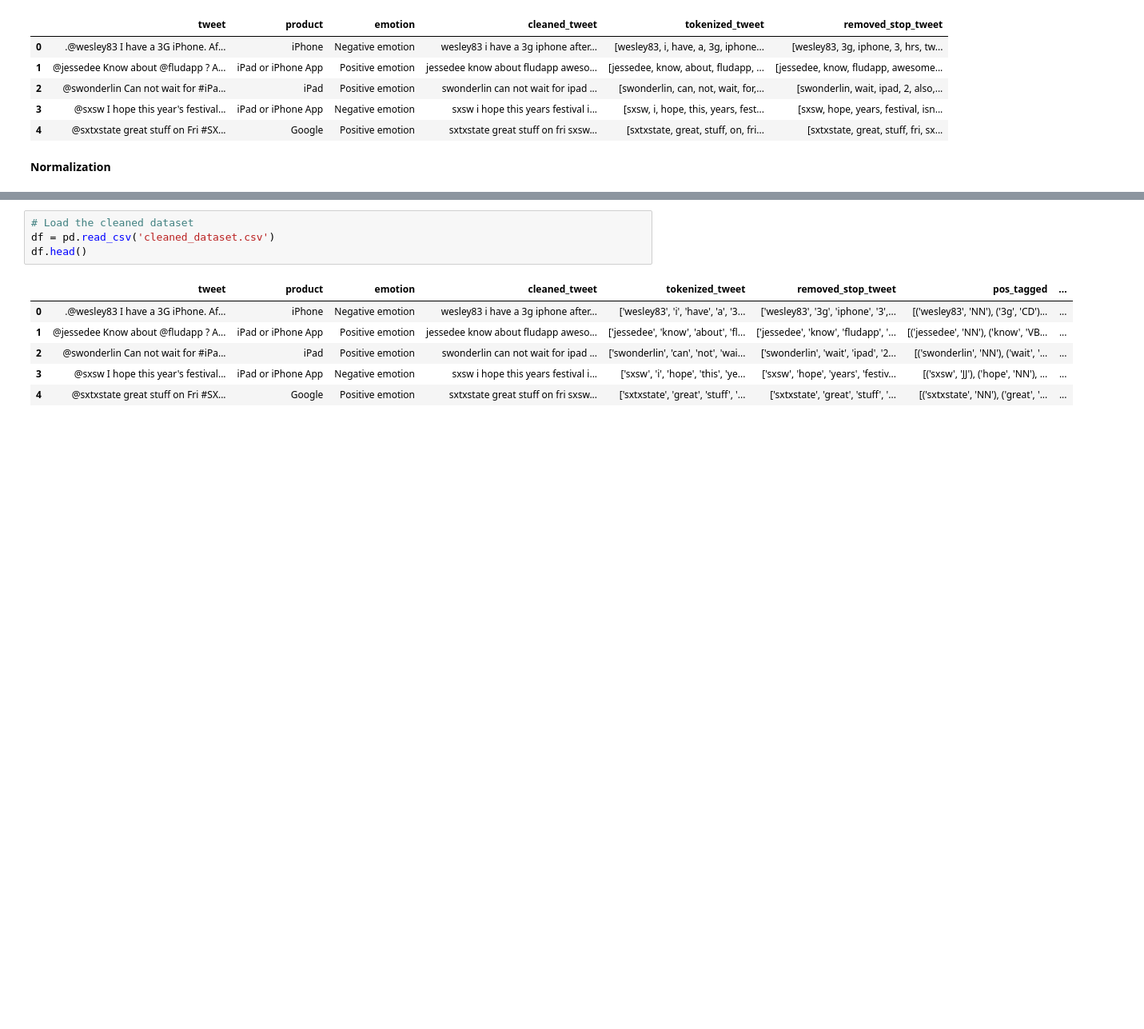
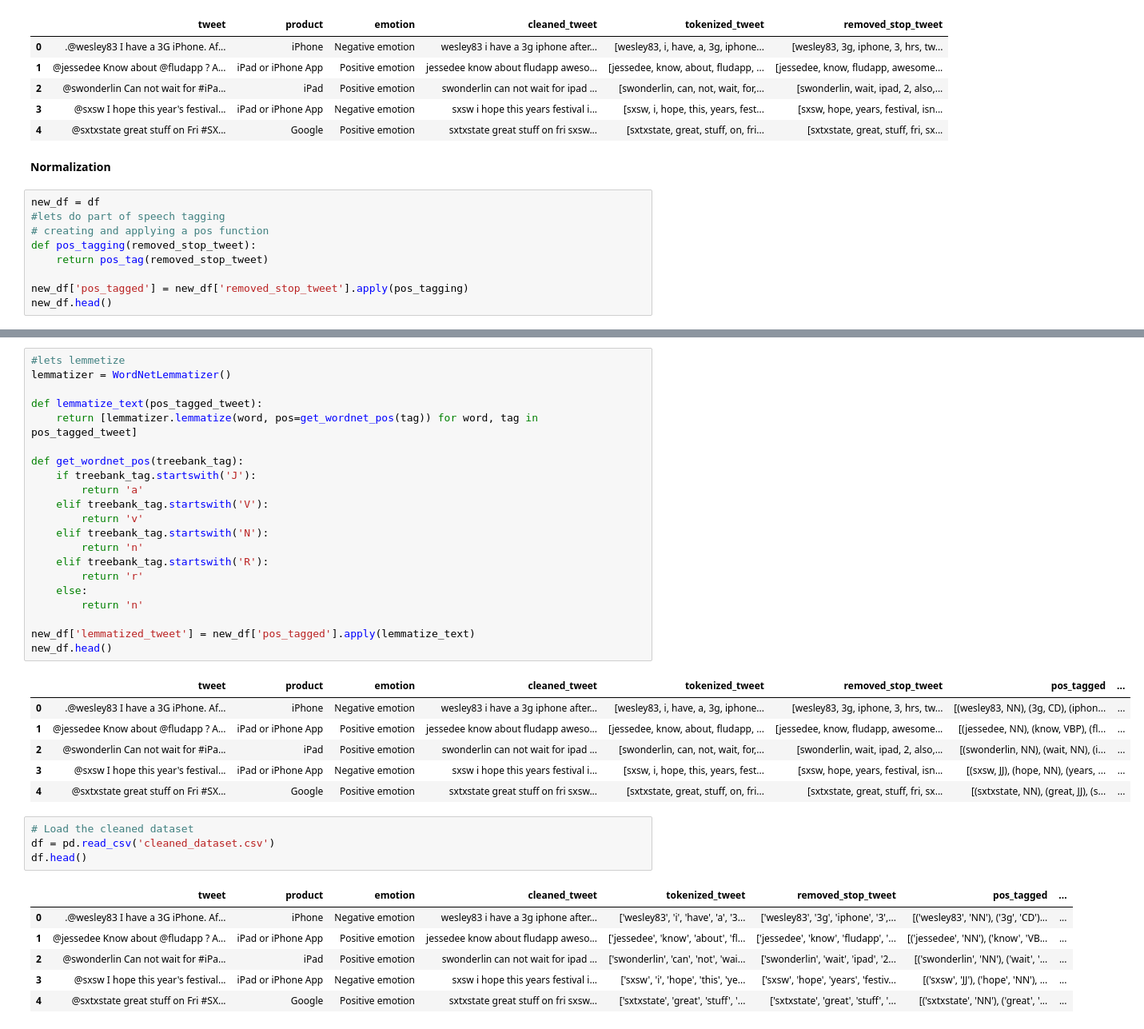
Before and after one commit to Geraldkigotho/NLP-tweet-sentiment-project, a Jupyter notebook: nlp_project.ipynb, the cells around one changed output, grey strips where cells are left out. Shown at 80% size. Saved outputs shown, nothing was run; the diff lists cells and outputs as text; blank space fills up the shorter version.

Commit message:
normalizing by part of speech and lemmetization

```diff
--- a/nlp_project.ipynb
+++ b/nlp_project.ipynb
@@ -198,3 +198,12 @@ df.head()
 | 4 | @sxtxstate great stuff on Fri #SX... | Google | Positive emotion | sxtxstate great stuff on fri sxsw... | [sxtxstate, great, stuff, on, fri... | [sxtxstate, great, stuff, fri, sx... |
 # %% [markdown]
 **Normalization**
+# %%
+new_df = df
+#lets do part of speech tagging
+# creating and applying a pos function
+def pos_tagging(removed_stop_tweet):
+    return pos_tag(removed_stop_tweet)
+
+new_df['pos_tagged'] = new_df['removed_stop_tweet'].apply(pos_tagging)
+new_df.head()
@@ -201,3 +217,31 @@ df.head()
+# %%
+#lets lemmetize
+lemmatizer = WordNetLemmatizer()
+
+def lemmatize_text(pos_tagged_tweet):
+    return [lemmatizer.lemmatize(word, pos=get_wordnet_pos(tag)) for word, tag in pos_tagged_tweet]
+
+def get_wordnet_pos(treebank_tag):
+    if treebank_tag.startswith('J'):
+        return 'a'
+    elif treebank_tag.startswith('V'):
+        return 'v'
+    elif treebank_tag.startswith('N'):
+        return 'n'
+    elif treebank_tag.startswith('R'):
+        return 'r'
+    else:
+        return 'n'
+
+new_df['lemmatized_tweet'] = new_df['pos_tagged'].apply(lemmatize_text)
+new_df.head()
+# %% [output]
+|  | tweet | product | emotion | cleaned_tweet | tokenized_tweet | removed_stop_tweet | pos_tagged | ... |
+| 0 | .@wesley83 I have a 3G iPhone. Af... | iPhone | Negative emotion | wesley83 i have a 3g iphone after... | [wesley83, i, have, a, 3g, iphone... | [wesley83, 3g, iphone, 3, hrs, tw... | [(wesley83, NN), (3g, CD), (iphon... | ... |
+| 1 | @jessedee Know about @fludapp ? A... | iPad or iPhone App | Positive emotion | jessedee know about fludapp aweso... | [jessedee, know, about, fludapp, ... | [jessedee, know, fludapp, awesome... | [(jessedee, NN), (know, VBP), (fl... | ... |
+| 2 | @swonderlin Can not wait for #iPa... | iPad | Positive emotion | swonderlin can not wait for ipad ... | [swonderlin, can, not, wait, for,... | [swonderlin, wait, ipad, 2, also,... | [(swonderlin, NN), (wait, NN), (i... | ... |
+| 3 | @sxsw I hope this year's festival... | iPad or iPhone App | Negative emotion | sxsw i hope this years festival i... | [sxsw, i, hope, this, years, fest... | [sxsw, hope, years, festival, isn... | [(sxsw, JJ), (hope, NN), (years, ... | ... |
+| 4 | @sxtxstate great stuff on Fri #SX... | Google | Positive emotion | sxtxstate great stuff on fri sxsw... | [sxtxstate, great, stuff, on, fri... | [sxtxstate, great, stuff, fri, sx... | [(sxtxstate, NN), (great, JJ), (s... | ... |
 # %%
 # Load the cleaned dataset
 df = pd.read_csv('cleaned_dataset.csv')
```
Also changed, not shown: parts of 1 cell of this notebook.
